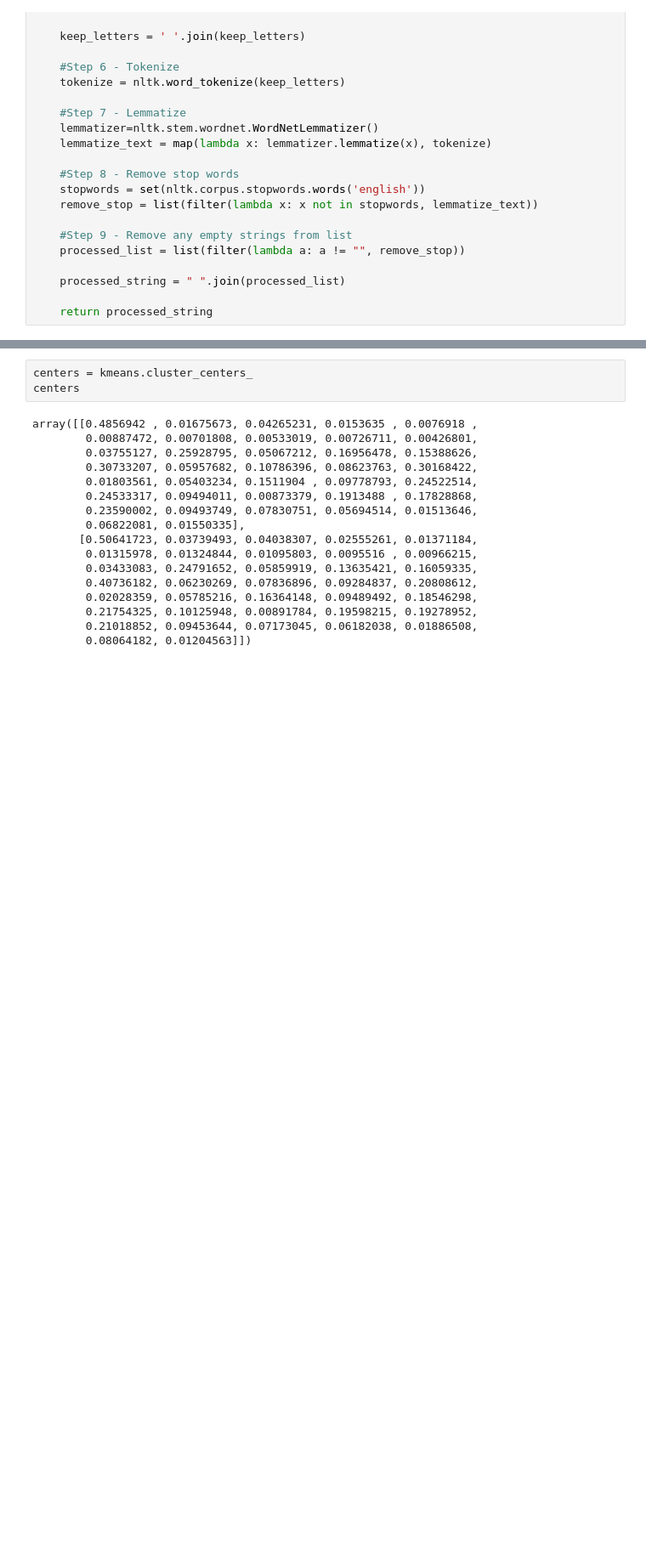
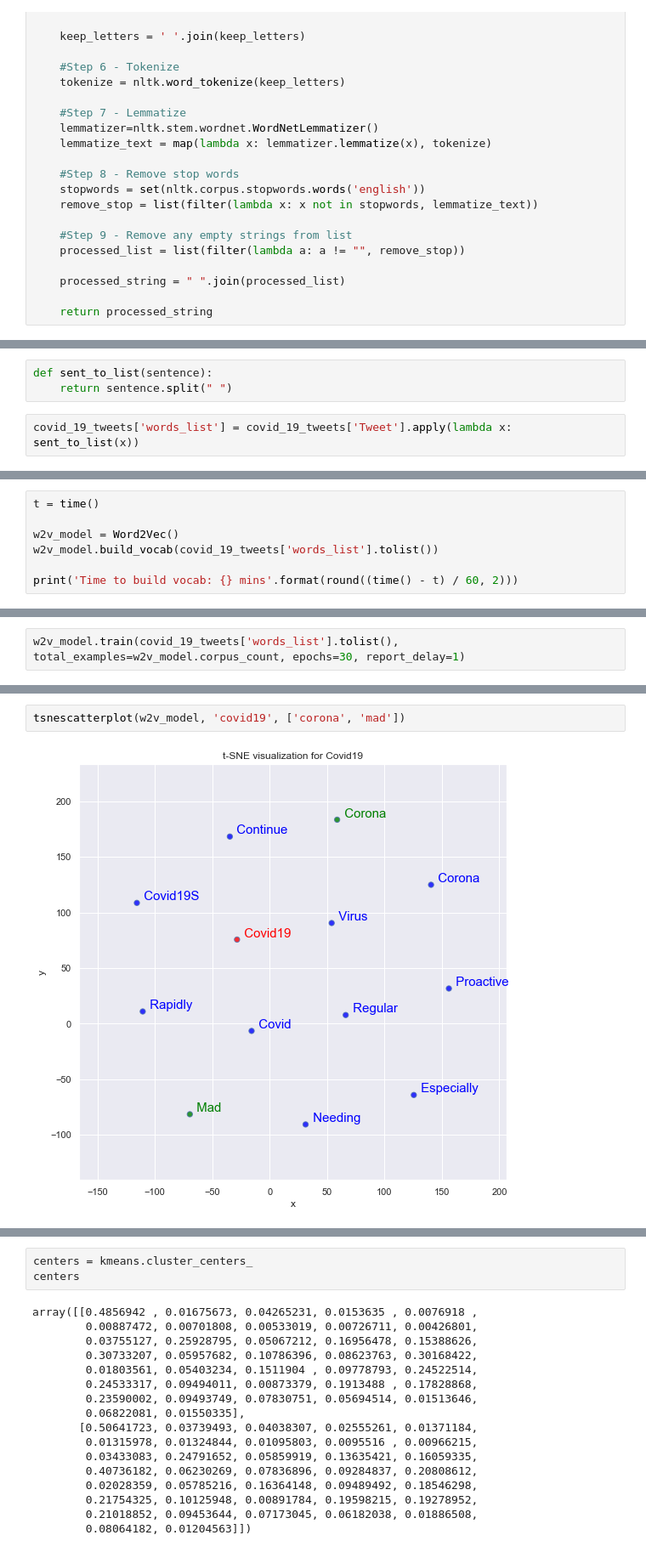
Before and after one commit to AndrewEdward37/67364_Final_Project, a Jupyter notebook: analysis.ipynb, the cells around one changed output, grey strips where cells are left out. Shown at 85% size. Saved outputs shown, nothing was run; the diff lists cells and outputs as text; blank space fills up the shorter version.

```diff
--- a/analysis.ipynb
+++ b/analysis.ipynb
@@ -82,0 +118,5 @@ def clean_tweet(tweet):
+# %%
+def sent_to_list(sentence):
+    return sentence.split(" ")
+# %%
+covid_19_tweets['words_list'] = covid_19_tweets['Tweet'].apply(lambda x: sent_to_list(x))
@@ -82,0 +167,7 @@ def clean_tweet(tweet):
+# %%
+t = time()
+
+w2v_model = Word2Vec()
+w2v_model.build_vocab(covid_19_tweets['words_list'].tolist())
+
+print('Time to build vocab: {} mins'.format(round((time() - t) / 60, 2)))
@@ -82,0 +176,2 @@ def clean_tweet(tweet):
+# %%
+w2v_model.train(covid_19_tweets['words_list'].tolist(), total_examples=w2v_model.corpus_count, epochs=30, report_delay=1)
@@ -83 +272,5 @@ def clean_tweet(tweet):
+# %%
+tsnescatterplot(w2v_model, 'covid19', ['corona', 'mad'])
+# %% [output]
+[figure, added]
 # %%
```
Also changed, not shown: parts of 30 cells of this notebook, 2 other files.
